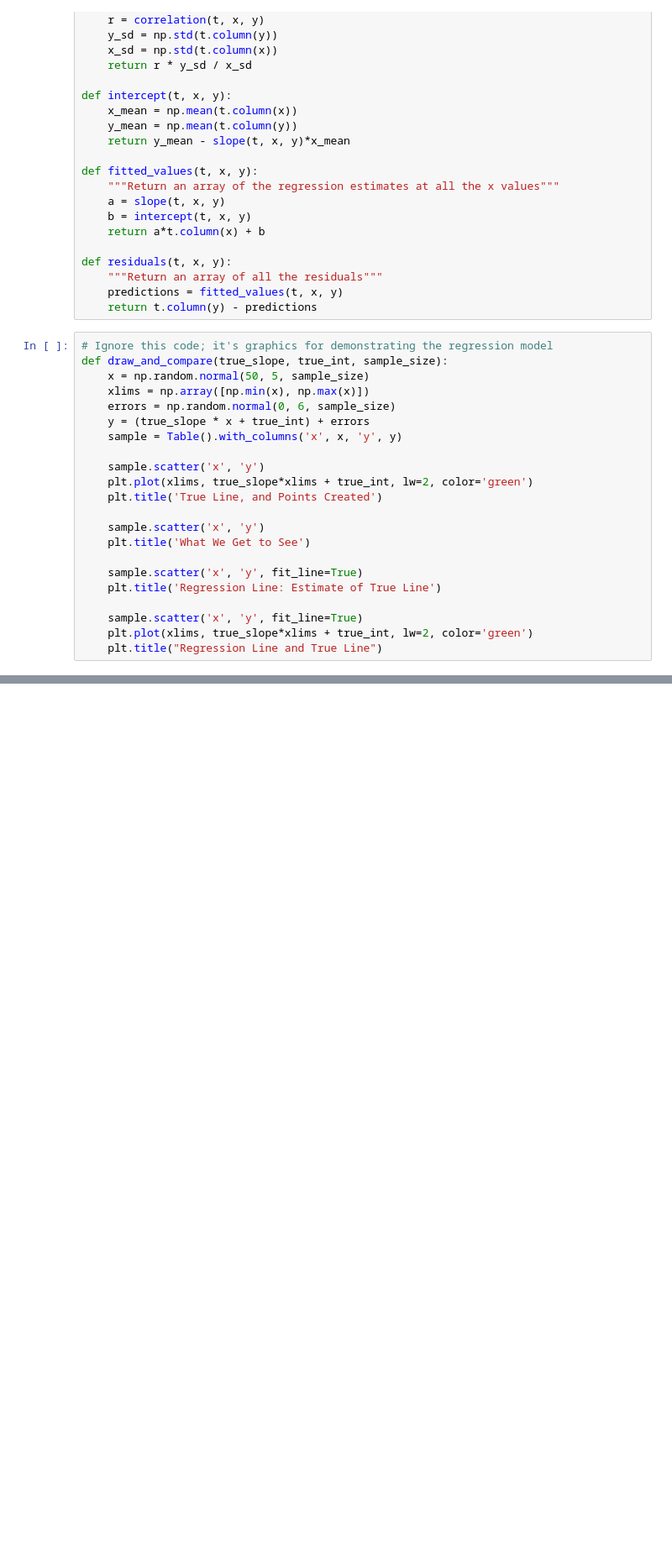
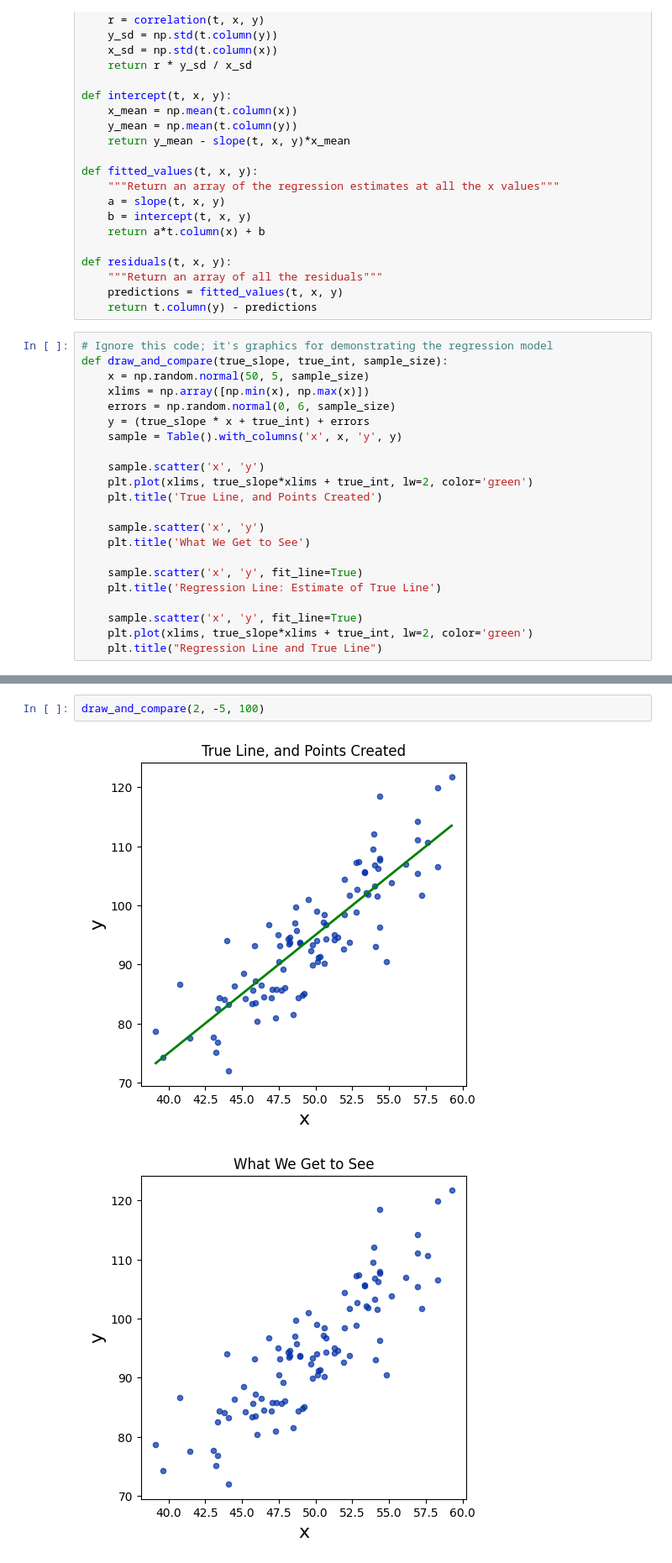
Before and after one commit to lochnes-007/Data8, a Jupyter notebook: 33-RegressionInference.ipynb, the cells around one changed output, grey strips where cells are left out. Shown at 84% size. Drawn from its saved outputs; the diff is of its cells as text; blank space fills up the shorter version.

```diff
--- a/33-RegressionInference.ipynb
+++ b/33-RegressionInference.ipynb
@@ -59,0 +67,5 @@ def draw_and_compare(true_slope, true_int, sample_size):
+# %%
+draw_and_compare(2, -5, 100)
+# %% [output]
+[figure, added]
+[figure, added]
```
Also changed, not shown: parts of 12 cells of this notebook.
